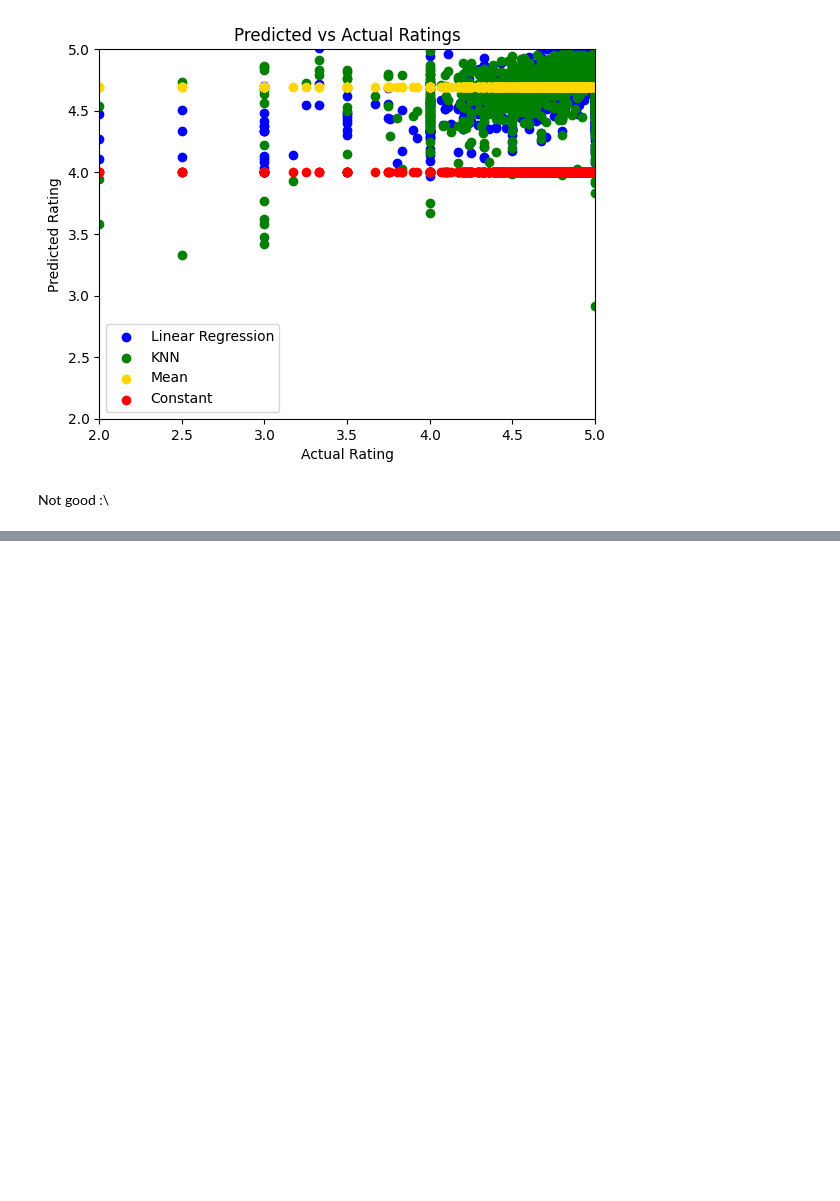
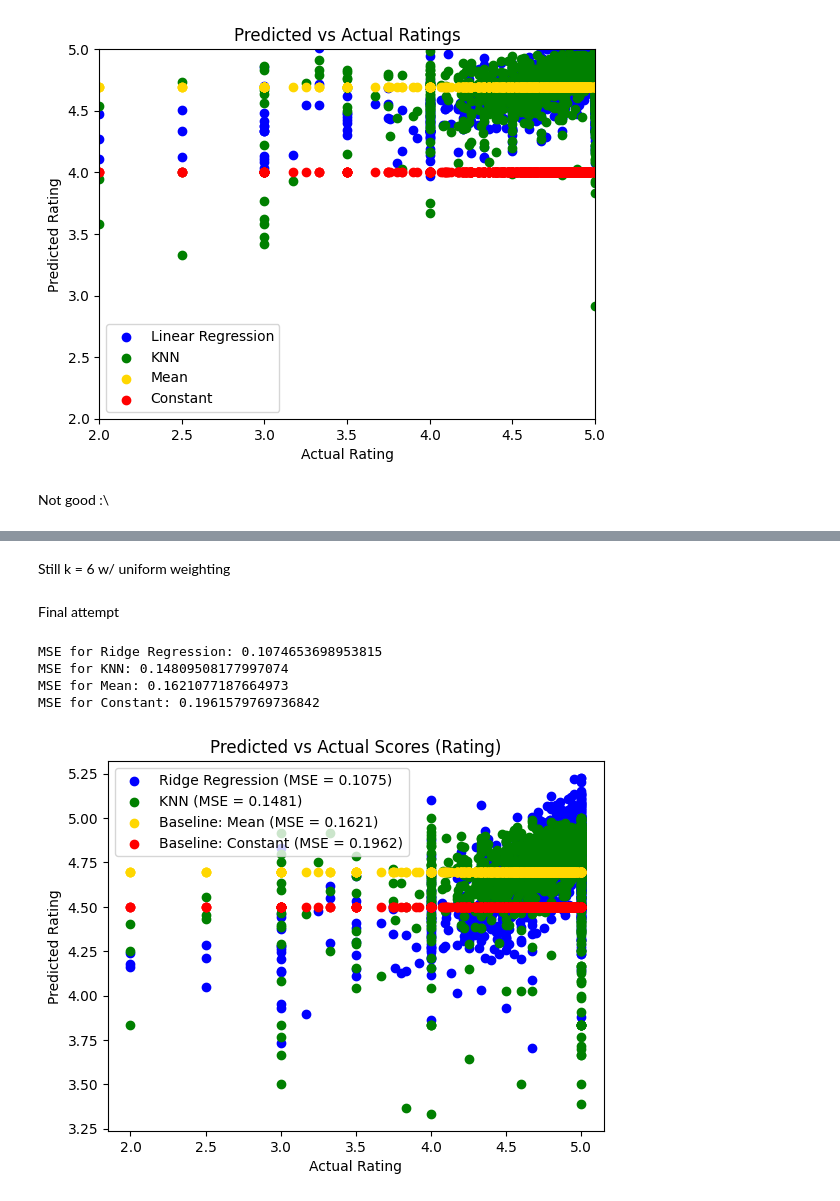
Before and after one commit to JDeasley/airbnb_ratings_predictor, a Jupyter notebook: src/final.ipynb, the cells around one changed output, grey strips where cells are left out. Drawn from its saved outputs; the diff is of its cells as text; code cells hidden in the pictures; blank space fills up the shorter version.

```diff
--- a/src/final.ipynb
+++ b/src/final.ipynb
@@ -724,0 +895,77 @@ m_value.score(vectors[test], listings_targets[test][review_scores_value_column])
+# %% [markdown]
+Still k = 6 w/ uniform weighting
+# %% [markdown]
+Final attempt
+# %%
+# COMPARE PERFORMANCE OF LINEAR AND KNN MODELS, ALONG WITH BASELINE PREDICTORS (Y_rating)
+
+# First get training and test data indices
+from sklearn.model_selection import train_test_split
+indices = np.arange(new_X.shape[0])
+train, test = train_test_split(indices, test_size=0.2, random_state=0)
+
+
+from sklearn.linear_model import LinearRegression
+from sklearn.dummy import DummyRegressor
+from sklearn.metrics import roc_curve, auc
+
+# Linear Regression
+# m_linear = LinearRegression()
+# m_linear.fit(new_X[train], Y_rating[train])
+
+# Ridge Regression
+optimal_c = 0.2
+m_ridge = Ridge(alpha=1/optimal_c)
+m_ridge.fit(new_X[train], Y_rating[train])
+
+# KNN
+m_knn = KNeighborsRegressor(n_neighbors=6, weights='uniform')
+m_knn.fit(new_X[train], Y_rating[train])
+
+# Baseline predictors (mean value and constant 4)
+m_mean = DummyRegressor(strategy='mean')
+m_mean.fit(new_X[train], Y_rating[train])
+m_const = DummyRegressor(strategy='constant', constant=4.5)
+m_const.fit(new_X[train], Y_rating[train])
+
+# Get predictions for all models
+# pred_linear = m_linear.predict(new_X[test])
+pred_ridge = m_ridge.predict(new_X[test])
+pred_knn = m_knn.predict(new_X[test])
+pred_mean = m_mean.predict(new_X[test])
+pred_const = m_const.predict(new_X[test])
+
+# Calculate MSE for all models
+from sklearn.metrics import mean_squared_error
+# mse_linear = mean_squared_error(Y_rating[test], pred_linear)
+mse_ridge = mean_squared_error(Y_rating[test], pred_ridge)
+mse_knn = mean_squared_error(Y_rating[test], pred_knn)
+mse_mean = mean_squared_error(Y_rating[test], pred_mean)
+mse_const = mean_squared_error(Y_rating[test], pred_const)
+
+# print(f'MSE for Linear Regression: {mse_linear}')
+print(f'MSE for Ridge Regression: {mse_ridge}')
+print(f'MSE for KNN: {mse_knn}')
+print(f'MSE for Mean: {mse_mean}')
+print(f'MSE for Constant: {mse_const}')
+
+# Visualise performance of all models
+# plt.scatter(Y_rating[test], pred_linear, color=colors[0], label='Linear Regression')
+plt.scatter(Y_rating[test], pred_ridge, color=colors[0], label=f'Ridge Regression (MSE = {mse_ridge:.4f})')
+plt.scatter(Y_rating[test], pred_knn, color=colors[1], label=f'KNN (MSE = {mse_knn:.4f})')
+plt.scatter(Y_rating[test], pred_mean, color=colors[2], label=f'Baseline: Mean (MSE = {mse_mean:.4f})')
+plt.scatter(Y_rating[test], pred_const, color=colors[3], label=f'Baseline: Constant (MSE = {mse_const:.4f})')
+
+plt.title('Predicted vs Actual Scores (Rating)')
+plt.xlabel('Actual Rating')
+# plt.xlim(2,5)
+plt.ylabel('Predicted Rating')
+# plt.ylim(2,5)
+plt.legend()
+plt.show()
+# %% [output]
+MSE for Ridge Regression: 0.1074653698953815
+MSE for KNN: 0.14809508177997074
+MSE for Mean: 0.1621077187664973
+MSE for Constant: 0.1961579769736842
+[figure, added]
```
Also changed, not shown: parts of 31 cells of this notebook, 1 other file.
